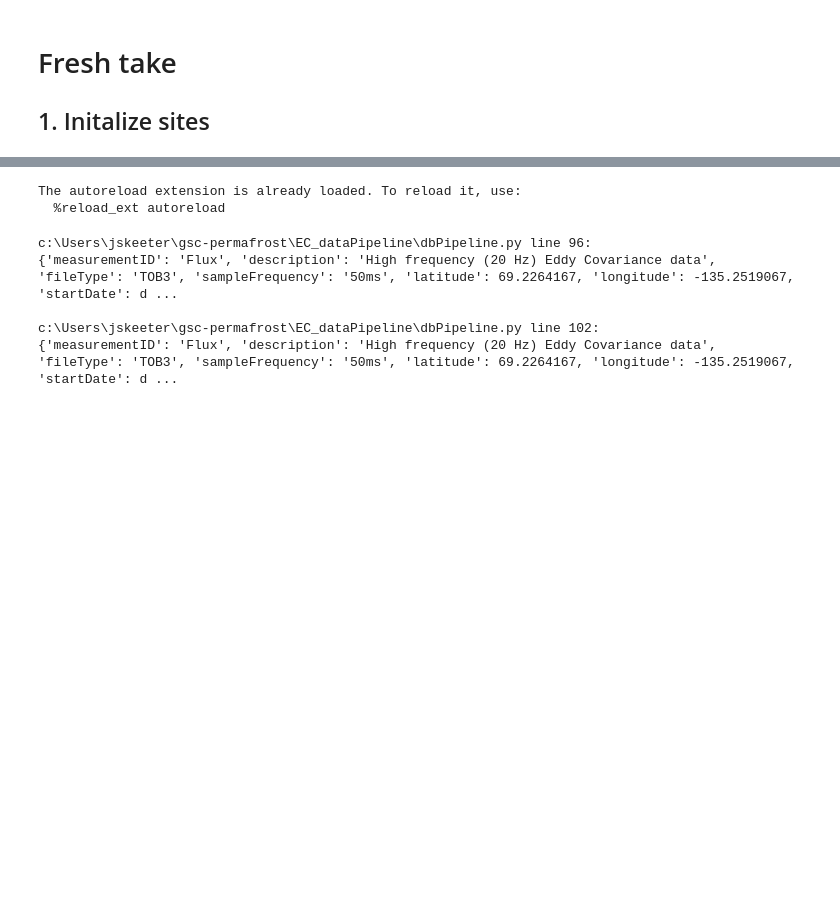
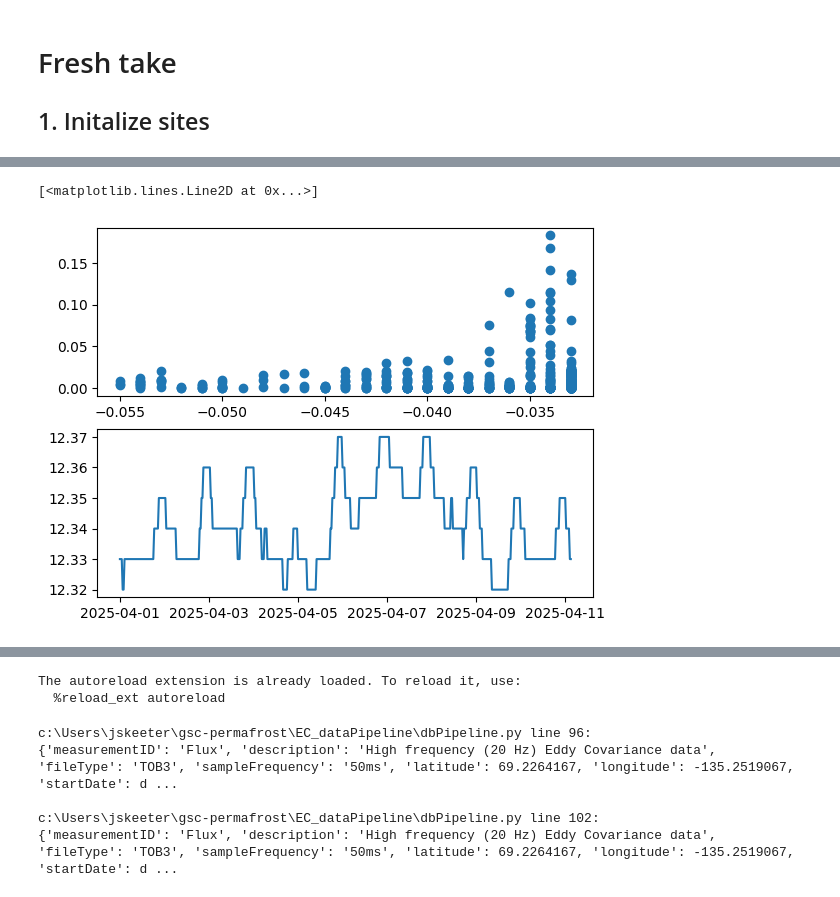
Before and after one commit to gsc-permafrost/EC_dataPipeline, a Jupyter notebook: NewDev.ipynb, the cells around one changed output, grey strips where cells are left out. Drawn from its saved outputs; the diff is of its cells as text; code cells hidden in the pictures; blank space fills up the shorter version.

Commit message:
April WX Data

```diff
--- a/NewDev.ipynb
+++ b/NewDev.ipynb
@@ -4,0 +23,9 @@
+# %%
+from parseFiles import parseCSI
+importlib.reload(parseCSI)
+# TOA5 = r'parseFiles\example_data\TOA5_BBS.FLUX_2023_08_01_1530.dat'
+# f = parseCSI.parseTOA5(sourceFile=TOA5)
+# print(f.DataFrame.head())
+TOB3 = r'parseFiles\example_data\Flux_Data640.dat'
+f = parseCSI.parseTOB3(sourceFile=TOB3)
+print(f.DataFrame.head())
@@ -4,0 +158,14 @@
+# %%
+import matplotlib.pyplot as plt
+df = d.Arrays['101']['DataFrame']#.resample('D').max()
+df = df.loc[((df.index.year==2025)&(df.index.month==4))]
+fig,ax=plt.subplots(2)
+ax[0].scatter(df['Current_AVG'],df['SlrW_AVG'])
+ax[1].plot(df['Voltage_AVG'])
+# df['Voltage_AVG'].plot(ax=ax[0])
+# df['Current_AVG'].plot(ax=ax[1])
+# fig.autofmt_xdate()
+# df[['Voltage_AVG','Current_AVG']].describe()
+# %% [output]
+[<matplotlib.lines.Line2D at 0x...>]
+[figure, added]
```
Also changed, not shown: parts of 4 cells of this notebook.
